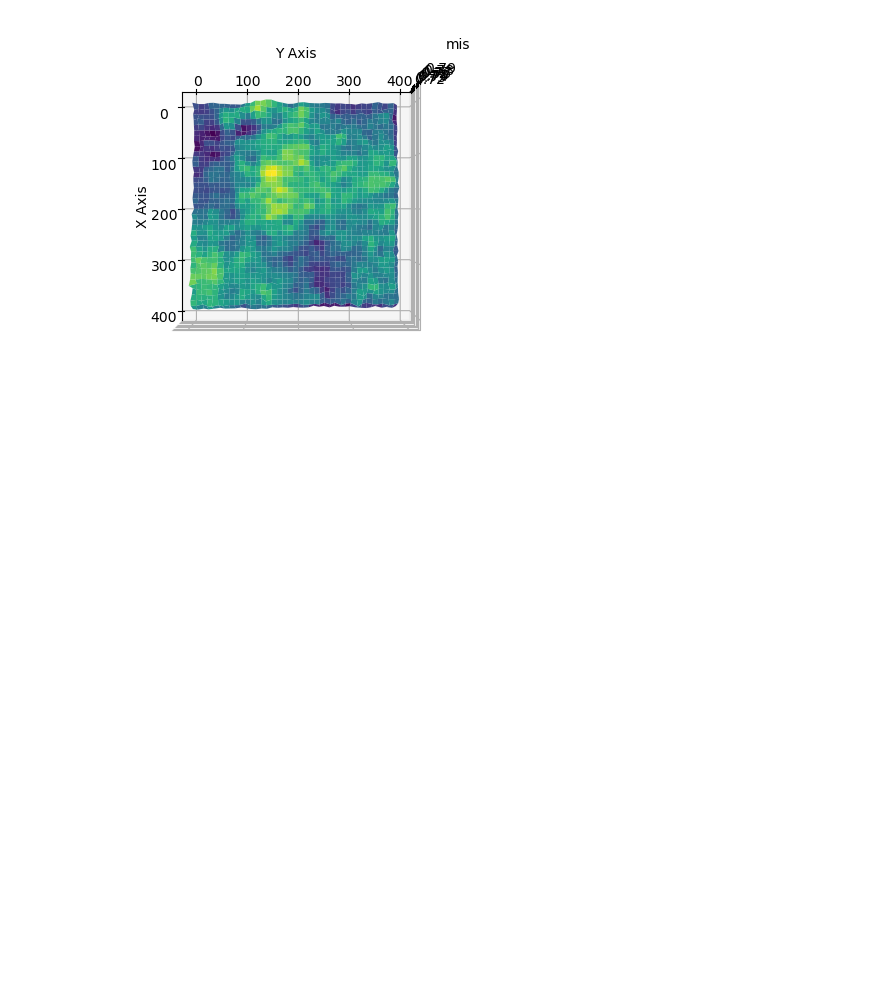
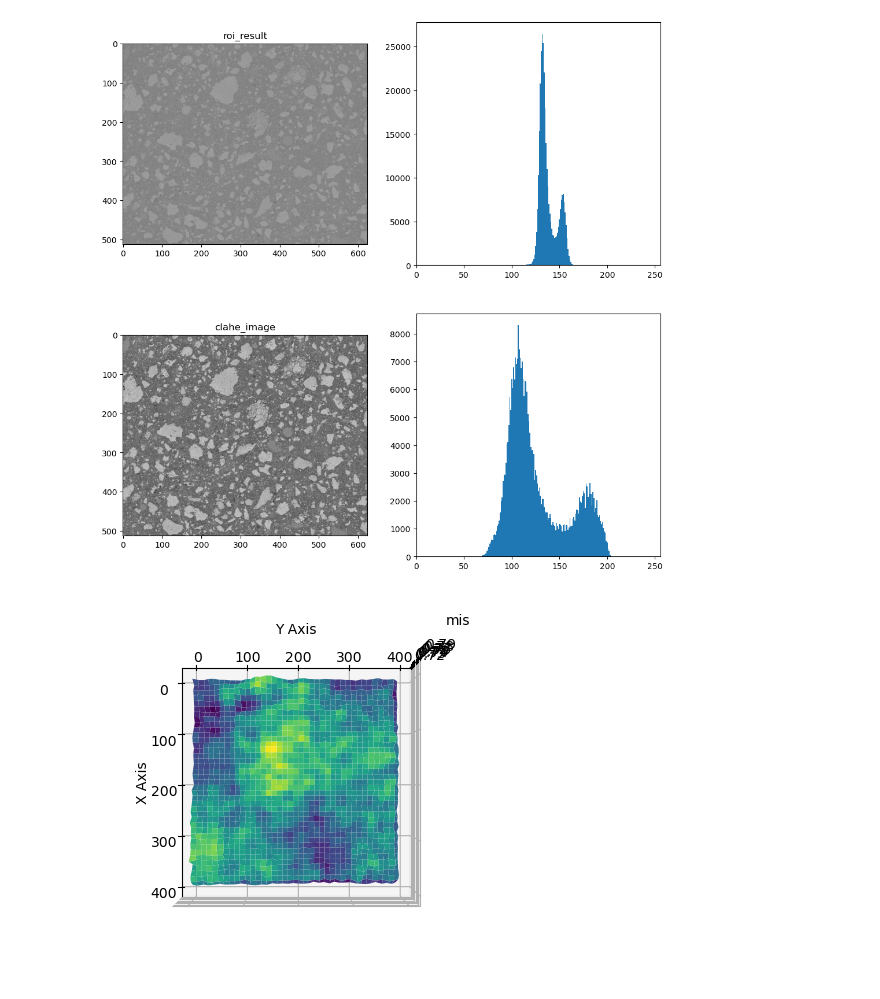
Before and after one commit to Barryzp/ml-workspace, a Jupyter notebook: registration/implement/image_matched_test.ipynb, the cells around one changed output. Drawn from its saved outputs; the diff is of its cells as text; code cells hidden in the pictures; blank space fills up the shorter version.

```diff
--- a/registration/implement/image_matched_test.ipynb
+++ b/registration/implement/image_matched_test.ipynb
@@ -10,35 +10,37 @@ config = Tools.load_yaml_config("preprocess_config.yaml")
 img_process = ImageProcess(config)
 # img_process.crop_enhaned_bse()
 # bse图像处理
-# img_process.matched_bse_img_processed()
+img_process.matched_bse_img_processed()
 # ct图像处理
-img_process.matched_ct_img_processed()
+# img_process.matched_ct_img_processed()
 
 
 # path_pref = f"{img_process.bse_save_path}/{img_process.file_name_pref}"
 # roi_enhanced_save_path = f'{path_pref}-enhanced-roi.bmp'
 # masked_save_path = f'{path_pref}-masked.bmp'
 
 # roi_enhanced_img = cv2.imread(roi_enhanced_save_path, cv2.IMREAD_GRAYSCALE)
 # masked_img = cv2.imread(masked_save_path, cv2.IMREAD_GRAYSCALE)
 
 # # 走错了，应该是直接剪切
 # cropped_bse, cropped_masked, mask_with_bse = img_process.crop_processed_bse_bin_images(
 #     roi_enhanced_img, masked_img,
 #     [config.start_left, config.start_top],
 #     [config.cropped_width, config.cropped_height],
 #     [config.offset_x, config.offset_y],
 #     f"-{config.offset_x}-{config.offset_y}")
 
 # # 展示四张图象
 # rows, colums = 2, 2
 # plt.figure(figsize=(8, 8))
 # plt.subplot(rows, colums, 1), plt.imshow(roi_enhanced_img, cmap='gray',vmin=0, vmax=255), plt.title('roi_enhanced_img')
 # plt.subplot(rows, colums, 2), plt.imshow(cropped_bse, cmap='gray',vmin=0, vmax=255), plt.title('cropped_bse')
 # plt.subplot(rows, colums, 3), plt.imshow(cropped_masked, cmap='gray',vmin=0, vmax=255), plt.title('cropped_masked')
 # plt.subplot(rows, colums, 4), plt.imshow(mask_with_bse, cmap='gray',vmin=0, vmax=255), plt.title('mask_with_bse')
 # h = Tools.caculate_entropy(Tools.downsample_image(np.array(cropped_masked), 2))
 # print(f"masked_h: {h}")
+# %% [output]
+[figure, added]
 # %%
 import cv2, os
 from utils.tools import Tools
```
Also changed, not shown: 9 other files.
